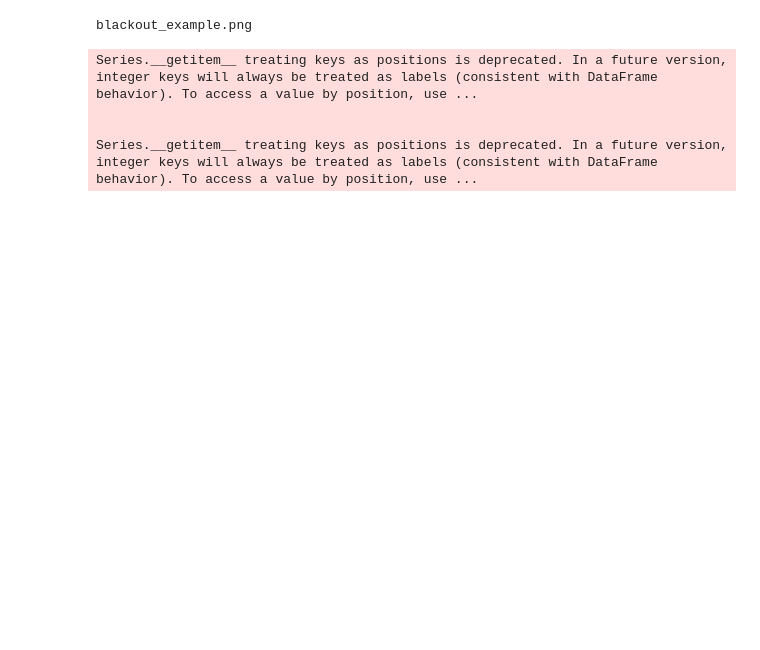
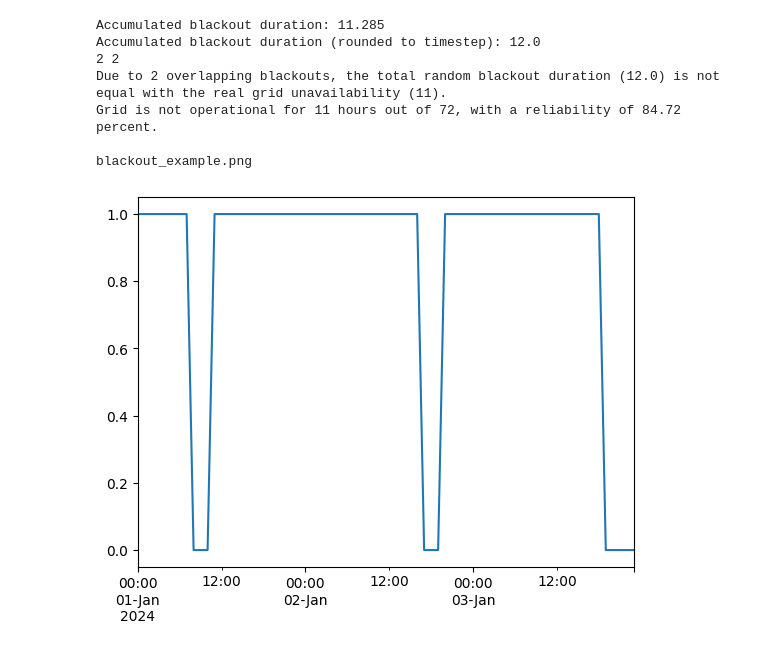
Before and after one commit to rl-institut/grid-blackout-model, a Jupyter notebook: src/example.ipynb, the cells around one changed output. Saved outputs shown, nothing was run; the diff lists cells and outputs as text; code cells hidden in the pictures; blank space fills up the shorter version.

Commit message:
Add some analysis layer to check sampled distribution matches input

```diff
--- a/src/example.ipynb
+++ b/src/example.ipynb
@@ -20,88 +30,73 @@ compute_blackout_kpis(grid_availability, blackout_events_duration, overlapping_b
 # %%
 # TODO create a simple oemof-solph model which uses grid_availabilty provided either by user as timeseries or coming from main.py functions
 
-import numpy as np
-import pandas as pd
-from oemof import solph
-from dash import html, dcc, Dash
-import plotly.graph_objects as go
-try:
-    from oemof_visio import ESGraphRenderer
 
-    ES_GRAPH = True
-except ModuleNotFoundError:
-    ES_GRAPH = False
+grid_availability, blackout_events_duration, overlapping_blackouts, blackout_count = (
+    generate_blackout_events(average_frequency, average_duration, date_time_index)
+)
+print(overlapping_blackouts, blackout_count)
 
-from main import generate_blackout_events
+compute_blackout_kpis(
+    grid_availability, blackout_events_duration, overlapping_blackouts, blackout_count
+)
 
 
-
-evaluated_days = 3
-date_time_index = pd.date_range(start="2024-01-01",freq="h", periods=evaluated_days * 24)
-
-ga = pd.Series(np.random.randint(0,2,size=(evaluated_days * 24,)))
+ga = grid_availability
 
 load = pd.Series(10, index=date_time_index)
 
 
-
 energy_system = solph.EnergySystem(timeindex=date_time_index, infer_last_interval=False)
-
 
 
 b_el = solph.Bus(label="electricity")
 
 dso = solph.components.Source(
     label="dso",
     outputs={
         b_el: solph.Flow(
             nominal_value=solph.Investment(ep_costs=0),
-            max=ga,
-            variable_costs=0.1
+            max=ga.values,
+            variable_costs=0.1,
         )
     },
 )
 
 dso_shortage = solph.components.Source(
     label="dso-dso_shortage",
-    outputs={
-        b_el: solph.Flow(
-            variable_costs=1
-        )
-    },
+    outputs={b_el: solph.Flow(variable_costs=1)},
 )
 
 demand_el = solph.components.Sink(
     label="electricity_demand",
-    inputs={
-        b_el: solph.Flow(fix=load, nominal_value=1)
-    },
+    inputs={b_el: solph.Flow(fix=load.values, nominal_value=1)},
 )
 
 energy_system.add(
-        b_el,
-        dso,
-        dso_shortage,
-        demand_el,
-    )
+    b_el,
+    dso,
+    dso_shortage,
+    demand_el,
+)
 
 # but the less accurate the results would be.
 solver_option = {"gurobi": {"MipGap": "0.02"}, "cbc": {"ratioGap": "0.02"}}
 solver = "cbc"
 
 if ES_GRAPH is True:
-    gr = ESGraphRenderer(
-        energy_system, filepath="blackout_example", img_format="png"
-    )
+    gr = ESGraphRenderer(energy_system, filepath="blackout_example", img_format="png")
     gr.render()
 
 model = solph.Model(energy_system)
 # %% [output]
+Accumulated blackout duration: 11.285
+Accumulated blackout duration (rounded to timestep): 12.0
+2 2
+Due to 2 overlapping blackouts, the total random blackout duration (12.0) is not equal with the real grid unavailability (11).
+Grid is not operational for 11 hours out of 72, with a reliability of 84.72 percent.
+
 blackout_example.png
-Series.__getitem__ treating keys as positions is deprecated. In a future version, integer keys will always be treated as labels (consistent with DataFrame behavior). To access a value by position, use ...
-
-
-Series.__getitem__ treating keys as positions is deprecated. In a future version, integer keys will always be treated as labels (consistent with DataFrame behavior). To access a value by position, use ...
+[figure, added]
 # %%
 model.solve(
     solver=solver,
```
Also changed, not shown: parts of 5 cells of this notebook, 3 other files.
